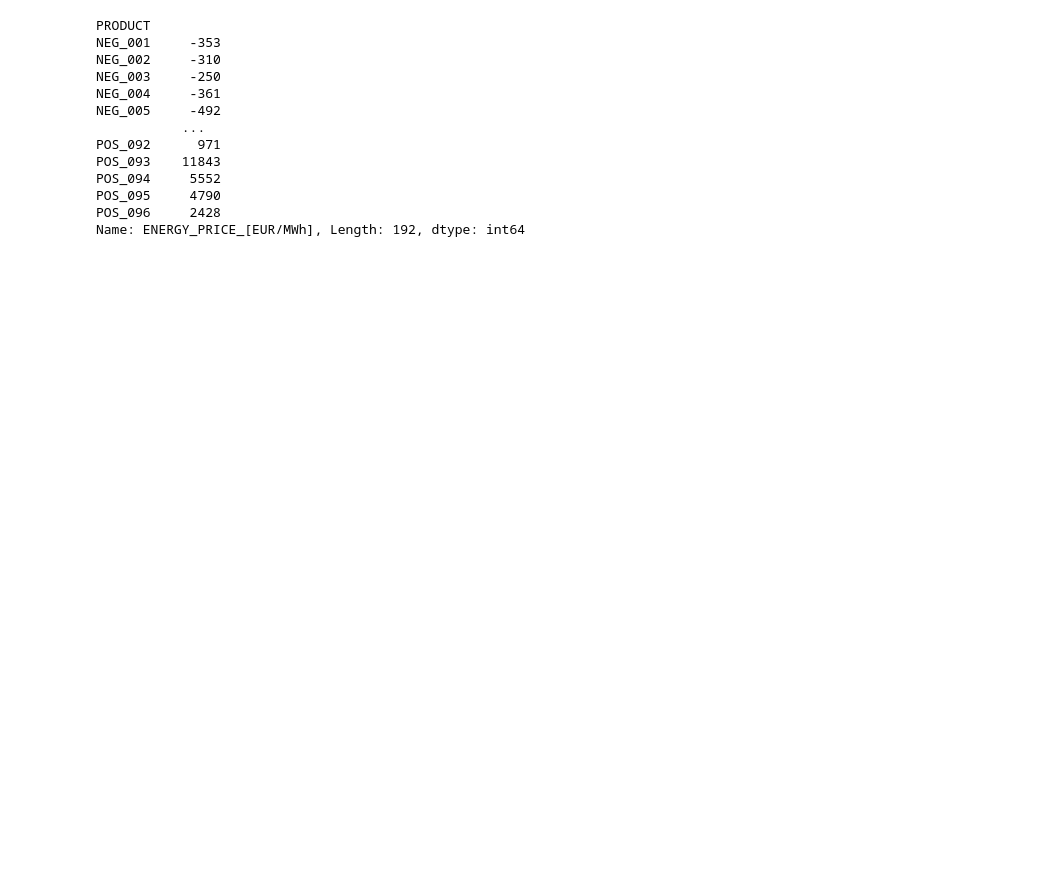
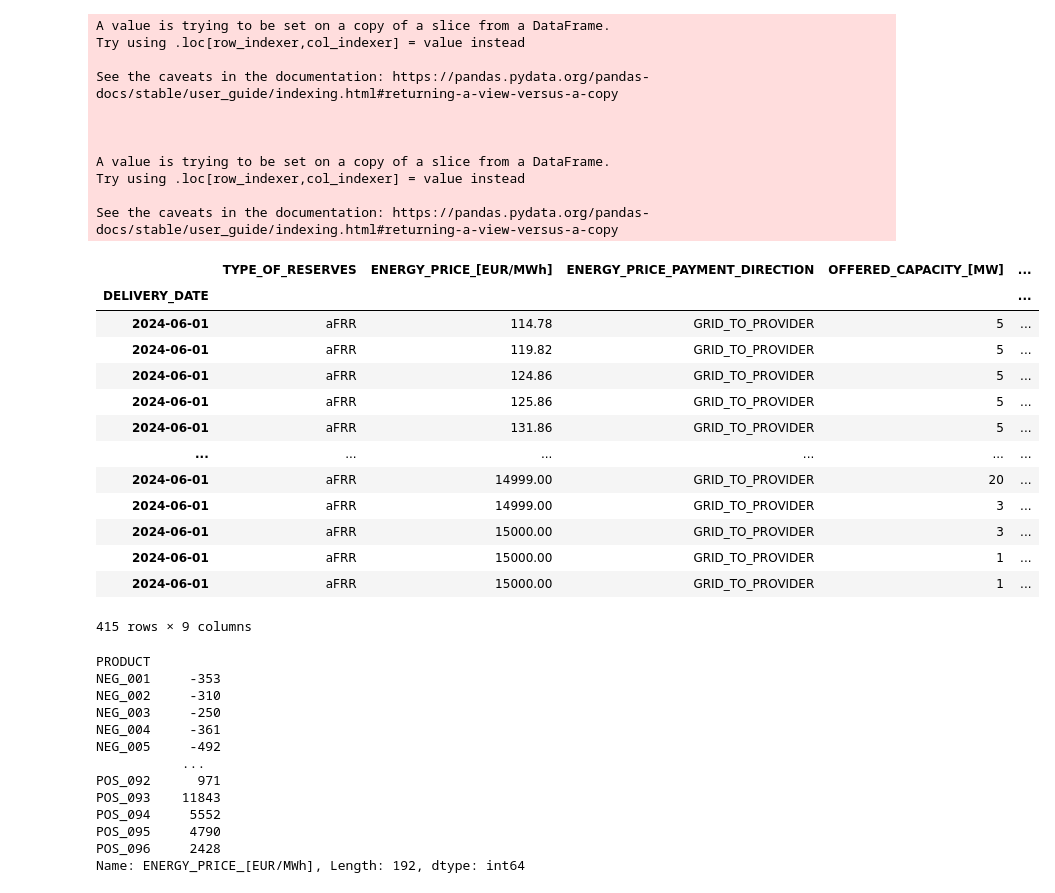
Before and after one commit to n-raspi/nseemann-msc-BESS, a Jupyter notebook: 30_src/aFRR_bidding_analysis/aFRR_bidding_analysis.ipynb, the cells around one changed output. Cells and saved outputs as stored; diff of their text form; code cells hidden in the pictures; blank space fills up the shorter version.

```diff
--- a/30_src/aFRR_bidding_analysis/aFRR_bidding_analysis.ipynb
+++ b/30_src/aFRR_bidding_analysis/aFRR_bidding_analysis.ipynb
@@ -5,13 +11,13 @@ import csv
 # Importing files (just once because it takes LOOOOOOOOONG)
 
 # Results (not that useful)
-results_june_2024 = pd.read_excel('../../20_data/regelleistung/RESULT_OVERVIEW_ENERGY_MARKET_aFRR_2024-06-01_2024-06-30.xlsx')
+results_2021_import = pd.read_excel('/Users/nicolas/Documents/GitHub/nseemann-msc-BESS/dev_OOP/20_data/regelleistung/RESULT_LIST_ANONYM/RESULT_LIST_ANONYM_ENERGY_MARKET_aFRR_2021-01-01_2021-12-31.xlsx')
 
 # Only goes up to 2024-06-11
 #bids_june_2024_import = pd.read_excel('../../20_data/regelleistung/RESULT_LIST_ANONYM_ENERGY_MARKET_aFRR_2024-06-01_2024-06-30.xlsx')
 #bids_june_2024_import.to_csv('../../20_data/regelleistung/RESULT_LIST_ANONYM_ENERGY_MARKET_aFRR_2024-06-01_2024-06-30.csv')
-bids_june_2024_import = pd.read_csv('../../20_data/regelleistung/RESULT_LIST_ANONYM_ENERGY_MARKET_aFRR_2024-06-01_2024-06-30.csv',low_memory=False)
-bids_june_2024_import.drop(columns=['Unnamed: 0'], inplace=True)
-
+# bids_june_2024_import = pd.read_csv('../../20_data/regelleistung/RESULT_LIST_ANONYM_ENERGY_MARKET_aFRR_2024-06-01_2024-06-30.csv',low_memory=False)
+# bids_june_2024_import.drop(columns=['Unnamed: 0'], inplace=True)
+# bids_june_2024_import
 # Whole month
-activated_all_time_import = pd.read_csv('../../20_data/netztransparenz/Aktivierte aFRR qualitaetsgesichert [2024-09-26 15-50-49].csv', delimiter = ';')
+# activated_all_time_import = pd.read_csv('../../20_data/netztransparenz/Aktivierte aFRR qualitaetsgesichert [2024-09-26 15-50-49].csv', delimiter = ';')
@@ -56,3 +213,34 @@ bids_activated = bids_sorted.set_index(['DELIVERY_DATE','PRODUCT'])
+# %%
+first_D_pos_001 = bids_activated.loc['2024-06-01','POS_001']
+first_D_pos_001['sum_cap'] = first_D_pos_001['sum_cap']/4
+first_D_pos_001['avg_price'] = first_D_pos_001['ENERGY_PRICE_[EUR/MWh]'].cumsum()/first_D_pos_001['sum_cap']
+first_D_pos_001
+# %% [output]
+A value is trying to be set on a copy of a slice from a DataFrame.
+Try using .loc[row_indexer,col_indexer] = value instead
+
+See the caveats in the documentation: https://pandas.pydata.org/pandas-docs/stable/user_guide/indexing.html#returning-a-view-versus-a-copy
+
+
+
+A value is trying to be set on a copy of a slice from a DataFrame.
+Try using .loc[row_indexer,col_indexer] = value instead
+
+See the caveats in the documentation: https://pandas.pydata.org/pandas-docs/stable/user_guide/indexing.html#returning-a-view-versus-a-copy
+|  | TYPE_OF_RESERVES | ENERGY_PRICE_[EUR/MWh] | ENERGY_PRICE_PAYMENT_DIRECTION | OFFERED_CAPACITY_[MW] | ... |
+| DELIVERY_DATE |  |  |  |  | ... |
+| 2024-06-01 | aFRR | 114.78 | GRID_TO_PROVIDER | 5 | ... |
+| 2024-06-01 | aFRR | 119.82 | GRID_TO_PROVIDER | 5 | ... |
+| 2024-06-01 | aFRR | 124.86 | GRID_TO_PROVIDER | 5 | ... |
+| 2024-06-01 | aFRR | 125.86 | GRID_TO_PROVIDER | 5 | ... |
+| 2024-06-01 | aFRR | 131.86 | GRID_TO_PROVIDER | 5 | ... |
+| ... | ... | ... | ... | ... | ... |
+| 2024-06-01 | aFRR | 14999.00 | GRID_TO_PROVIDER | 20 | ... |
+| 2024-06-01 | aFRR | 14999.00 | GRID_TO_PROVIDER | 3 | ... |
+| 2024-06-01 | aFRR | 15000.00 | GRID_TO_PROVIDER | 3 | ... |
+| 2024-06-01 | aFRR | 15000.00 | GRID_TO_PROVIDER | 1 | ... |
+| 2024-06-01 | aFRR | 15000.00 | GRID_TO_PROVIDER | 1 | ... |
+415 rows × 9 columns
 # %%
 # Aligning activation and bidding data
 
```
Also changed, not shown: parts of 9 cells of this notebook, 1 other file.
